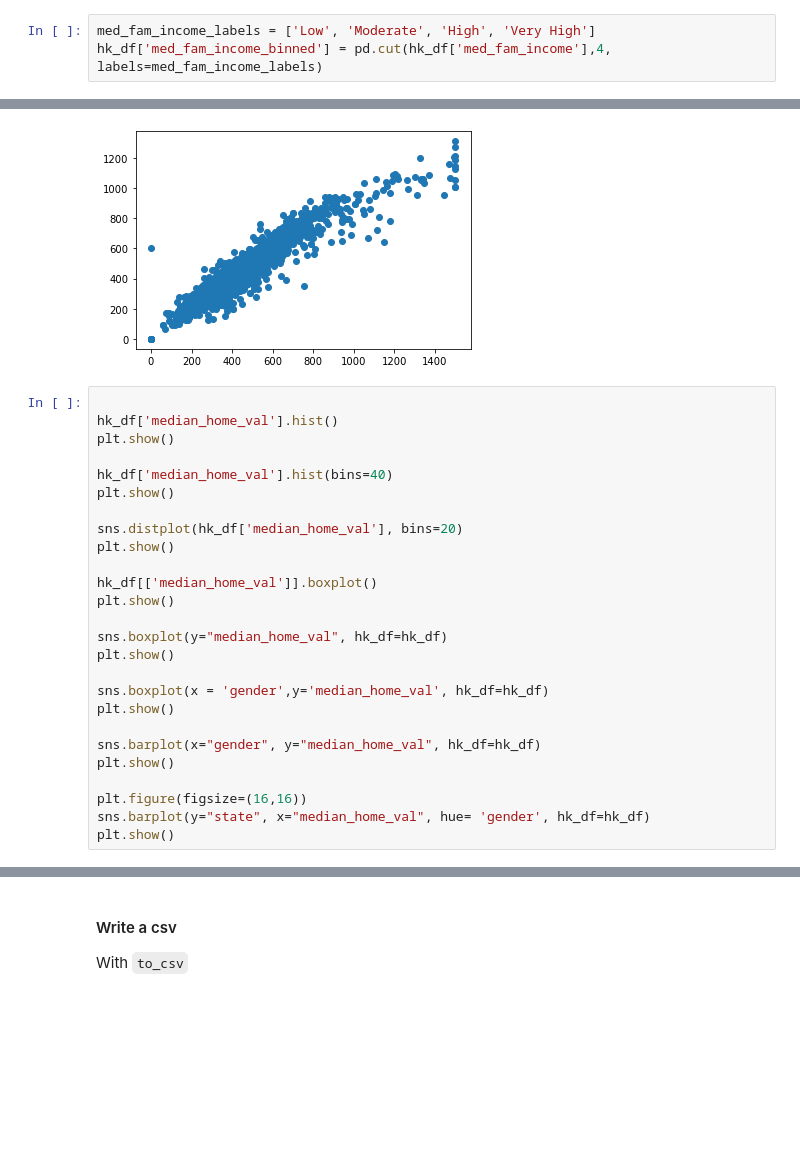
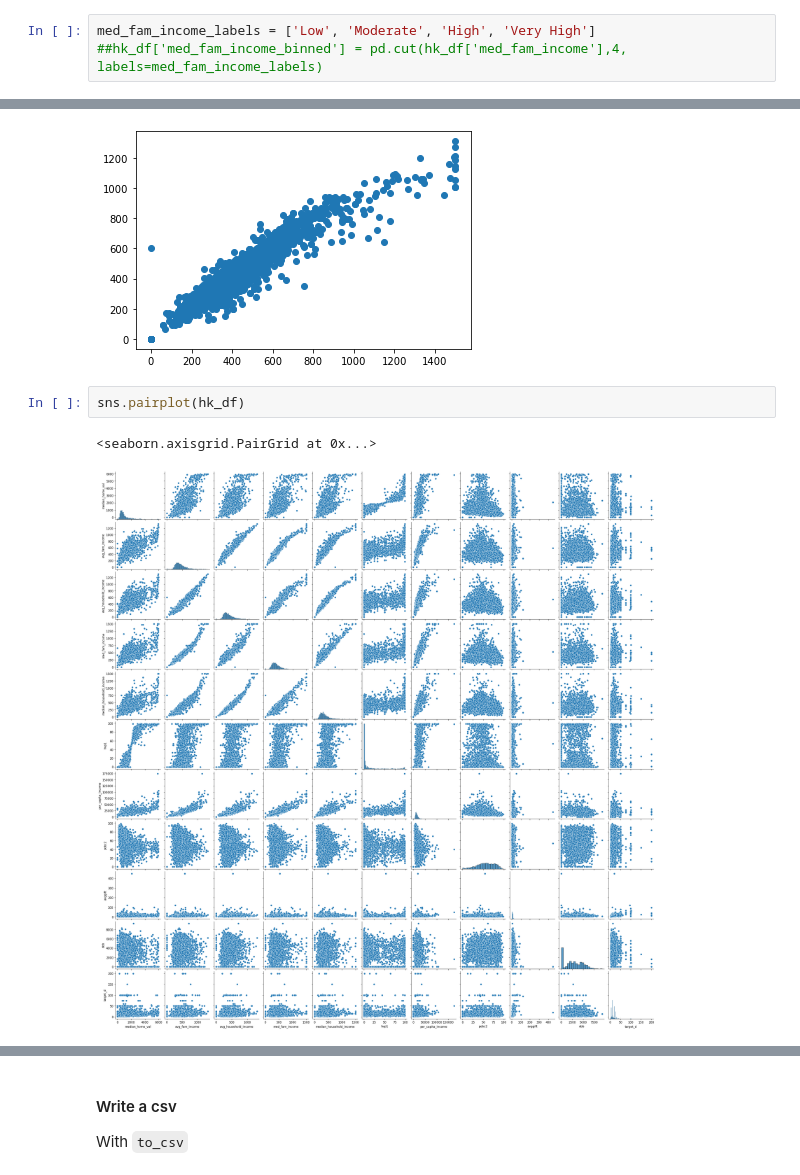
Before and after one commit to raafat-hantoush/IH_RH_DA_FT_OCT_2021, a Jupyter notebook: Class_Materials/Case_Studies/Health_Care_For_All_Case_Study/Notebook_Code_Along_Intro_To_Pandas_Healthcare For_All_Structure.ipynb, the cells around one changed output, grey strips where cells are left out. Drawn from its saved outputs; the diff is of its cells as text; blank space fills up the shorter version.

```diff
--- a/Class_Materials/Case_Studies/Health_Care_For_All_Case_Study/Notebook_Code_Along_Intro_To_Pandas_Healthcare For_All_Structure.ipynb
+++ b/Class_Materials/Case_Studies/Health_Care_For_All_Case_Study/Notebook_Code_Along_Intro_To_Pandas_Healthcare For_All_Structure.ipynb
@@ -821,7 +826,7 @@ Name: med_fam_income, Length: 4020, dtype: category
 Categories (4, interval[float64, right]): [(-1.5, 375.0] < (375.0, 750.0] < (750.0, 1125.0] < (1125.0, 1500.0]]
 # %%
 med_fam_income_labels = ['Low', 'Moderate', 'High', 'Very High']
-hk_df['med_fam_income_binned'] = pd.cut(hk_df['med_fam_income'],4, labels=med_fam_income_labels)
+##hk_df['med_fam_income_binned'] = pd.cut(hk_df['med_fam_income'],4, labels=med_fam_income_labels)
 # %%
 hk_df
 # %% [output]
@@ -880,29 +893,8 @@ plt.scatter(x=hk_df['med_fam_income'], y=hk_df['avg_household_income'])
 plt.show()
 # %% [output]
 [figure]
-# %%
-
-hk_df['median_home_val'].hist()
-plt.show()
-
-hk_df['median_home_val'].hist(bins=40)
-plt.show()
-
-sns.distplot(hk_df['median_home_val'], bins=20)
-plt.show()
-
-hk_df[['median_home_val']].boxplot()
-plt.show()
-
-sns.boxplot(y="median_home_val", hk_df=hk_df)
-plt.show()
-
-sns.boxplot(x = 'gender',y='median_home_val', hk_df=hk_df)
-plt.show()
-
-sns.barplot(x="gender", y="median_home_val", hk_df=hk_df)
-plt.show()
-
-plt.figure(figsize=(16,16))
-sns.barplot(y="state", x="median_home_val", hue= 'gender', hk_df=hk_df)
-plt.show()
+# %%
+sns.pairplot(hk_df)
+# %% [output]
+<seaborn.axisgrid.PairGrid at 0x...>
+[figure, added]
```
Also changed, not shown: parts of 31 cells of this notebook.
